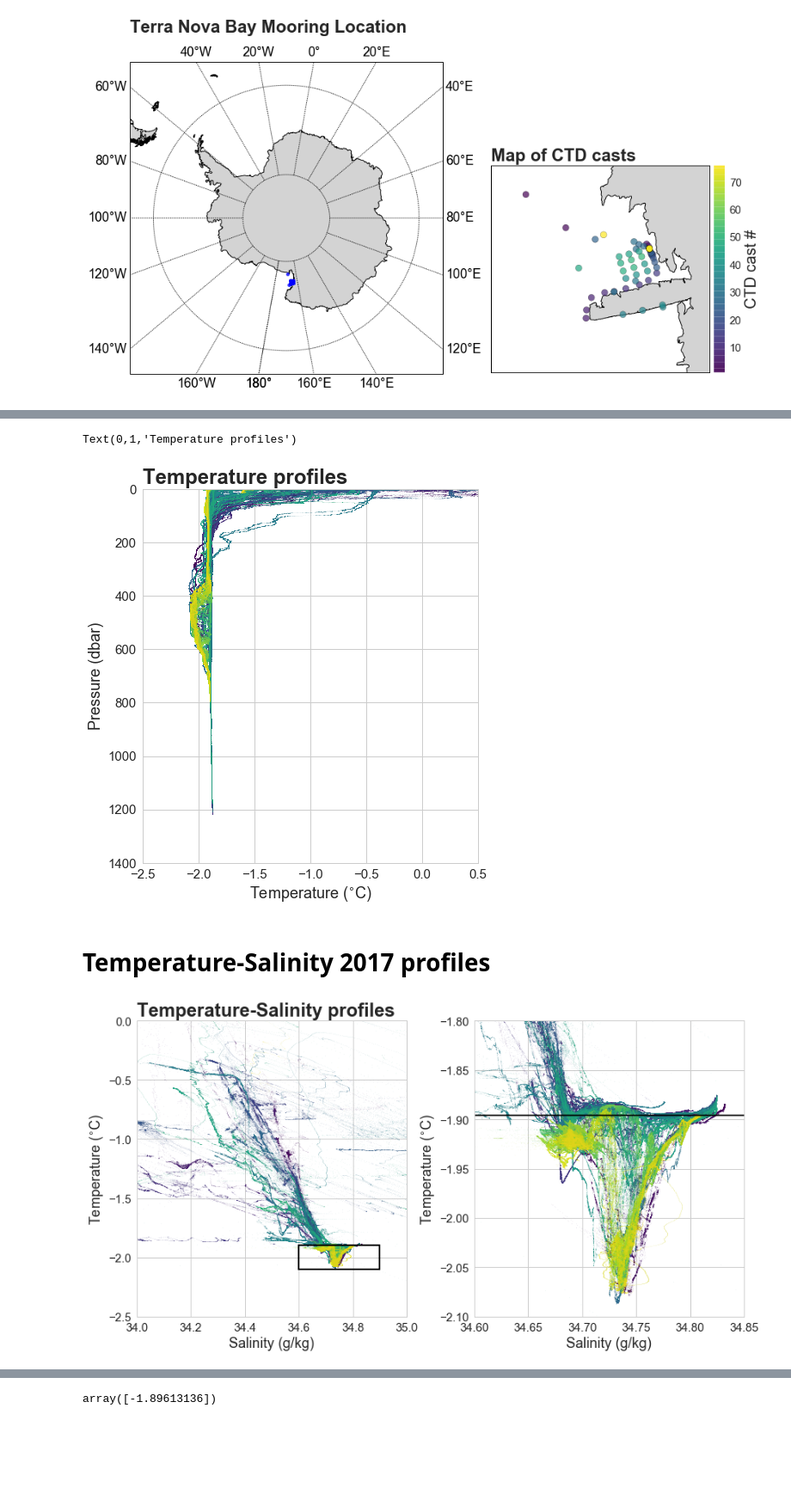
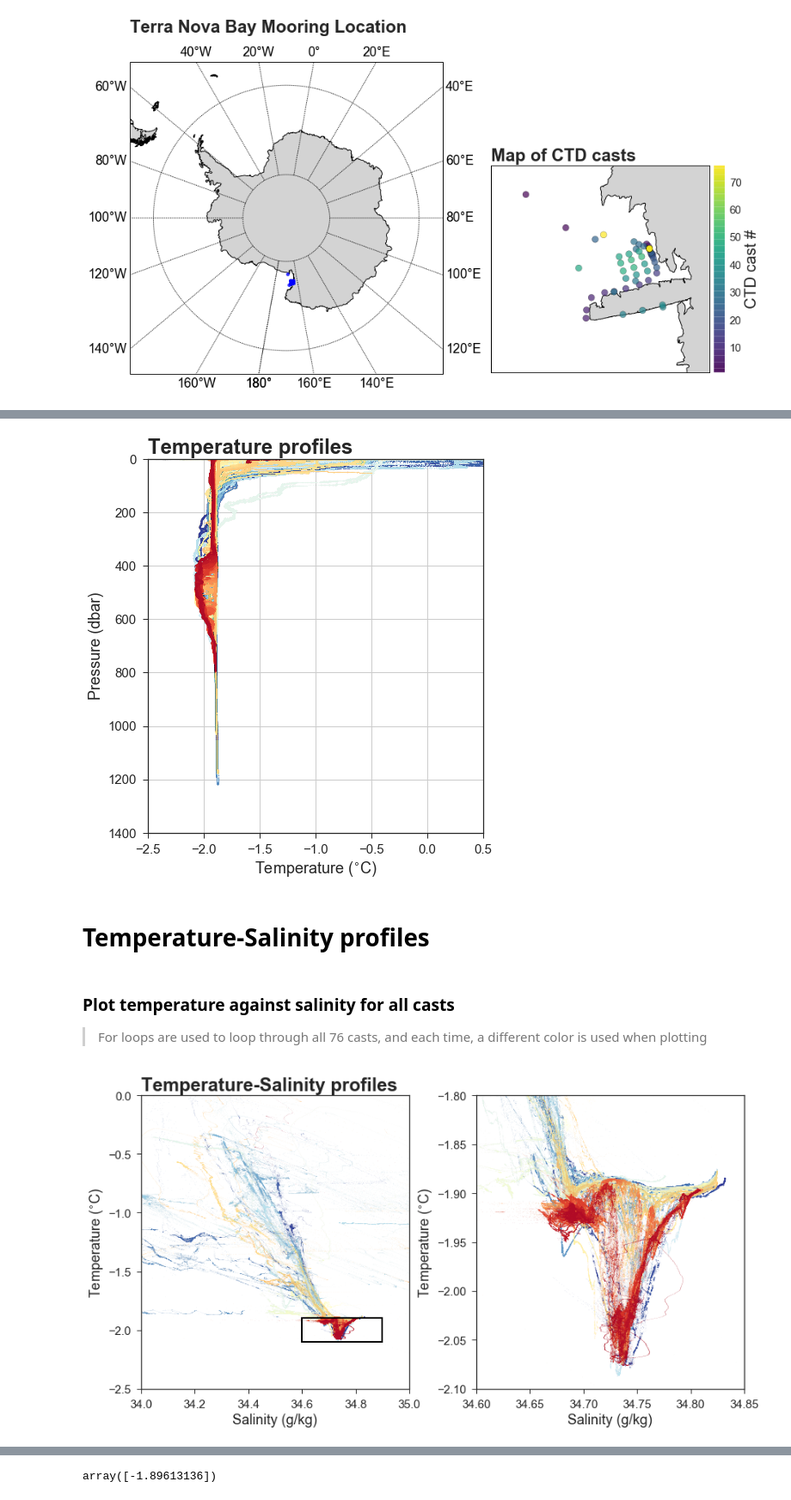
Before and after one commit to sckw/research_computing_assignments, a Jupyter notebook: FinalProject/prelim_Data.ipynb, the cells around one changed output, grey strips where cells are left out. Shown at 86% size. Saved outputs shown, nothing was run; the diff lists cells and outputs as text; code cells hidden in the pictures; blank space fills up the shorter version.

```diff
--- a/FinalProject/prelim_Data.ipynb
+++ b/FinalProject/prelim_Data.ipynb
@@ -94,7 +131,5 @@ plt.show()
 # %%
 import pylab
 number_colours = 76
-cm = pylab.get_cmap('viridis')
-color=[]
-for i in range(number_colours):
-    color.append(cm(1.*i/number_colours))  # color will now be an RGBA tuple
+cm = pylab.get_cmap('RdYlBu_r')
+color=[(cm(1.*i/number_colours)) for i in range(number_colours)]
@@ -101,40 +138,44 @@ for i in range(number_colours):
 # %%
 sns.set(font_scale=1.5)
-sns.set_style('whitegrid')
+sns.set_style('ticks')
 fig = plt.figure(figsize=(7,8))
 ax=plt.gca()
 for key in ctd:
-    plt.scatter(ctd[key]['TEMP'], ctd[key]['DEPTH'], c=color[list(ctd.keys()).index(key)],cmap='viridis', s=0.005, alpha=0.8)
+    plt.scatter(ctd[key]['TEMP'], ctd[key]['DEPTH'], c=color[list(ctd.keys()).index(key)],cmap='RdYlBu_r', s=0.5, alpha=0.8)
 ax.set_ylim([1400, 0])
 ax.set_xlim([-2.5, 0.5])
 ax.set_ylabel('Pressure (dbar)',FontSize=18)
 ax.set_xlabel('Temperature ($^{\circ}$C)', FontSize=18)
 ax.set_title('Temperature profiles',loc='left',fontweight='bold',FontSize=24)
+ax.grid()
 # %% [output]
-Text(0,1,'Temperature profiles')
-[figure, old version]
+[figure, new version]
 # %% [markdown]
-# Temperature-Salinity 2017 profiles
+# Temperature-Salinity profiles
+# %% [markdown]
+### Plot temperature against salinity for all casts
+
+> For loops are used to loop through all 76 casts, and each time, a different color is used when plotting
 # %%
 sns.set(font_scale=1.5)
-sns.set_style('whitegrid')
+sns.set_style('ticks')
 fig, axes = plt.subplots(figsize=(14,7), nrows = 1, ncols = 2)
 for key in ctd:
-    axes[0].scatter(ctd[key]['PSAL2'], ctd[key]['TEMP2'], c=color[list(ctd.keys()).index(key)],cmap='magma', s=0.005, alpha=0.8)
-    axes[1].scatter(ctd[key]['PSAL2'], ctd[key]['TEMP2'], c=color[list(ctd.keys()).index(key)],cmap='magma', s=0.005, alpha=0.8)
+    axes[0].scatter(ctd[key]['PSAL2'], ctd[key]['TEMP2'], c=color[list(ctd.keys()).index(key)],cmap='RdYlBu_r', s=0.005, alpha=0.8)
+    axes[1].scatter(ctd[key]['PSAL2'], ctd[key]['TEMP2'], c=color[list(ctd.keys()).index(key)],cmap='RdYlBu_r', s=0.005, alpha=0.8)
 axes[0].set_ylim([-2.5, 0])
 axes[0].set_xlim([34, 35])
 axes[0].set_ylabel('Temperature ($^{\circ}$C)',FontSize=18)
 axes[0].set_xlabel('Salinity (g/kg)', FontSize=18)
 axes[0].set_title('Temperature-Salinity profiles',loc='left',fontweight='bold',FontSize=24)
 axes[1].set_ylim([-2.1, -1.8])
 axes[1].set_xlim([34.6, 34.85])
 axes[1].set_ylabel('Temperature ($^{\circ}$C)',FontSize=18)
 axes[1].set_xlabel('Salinity (g/kg)', FontSize=18)
 import matplotlib.patches as patches
 rect = patches.Rectangle((34.6,-2.1),0.3,0.2,linewidth=2,edgecolor='k',facecolor='none')
 axes[0].add_patch(rect)
-axes[1].plot([34.6,34.85],[freeze_mean, freeze_mean],'k')
 fig.subplots_adjust(wspace=.25)
+ax.grid()
 # %% [output]
-[figure, old version]
+[figure, new version]
```
Also changed, not shown: parts of 63 cells of this notebook.
